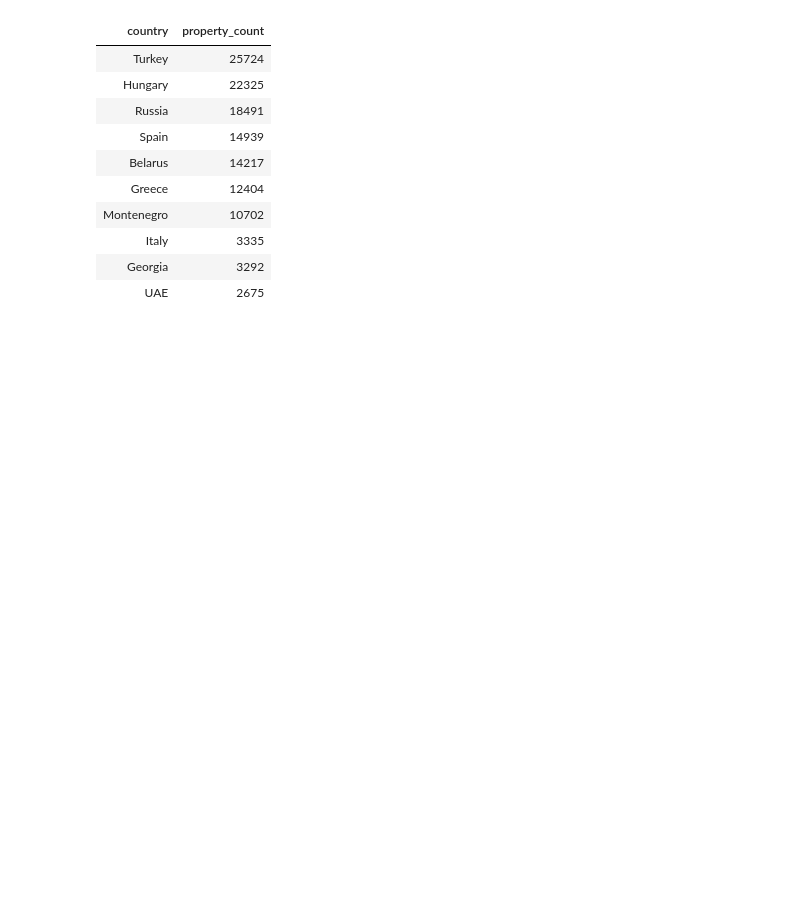
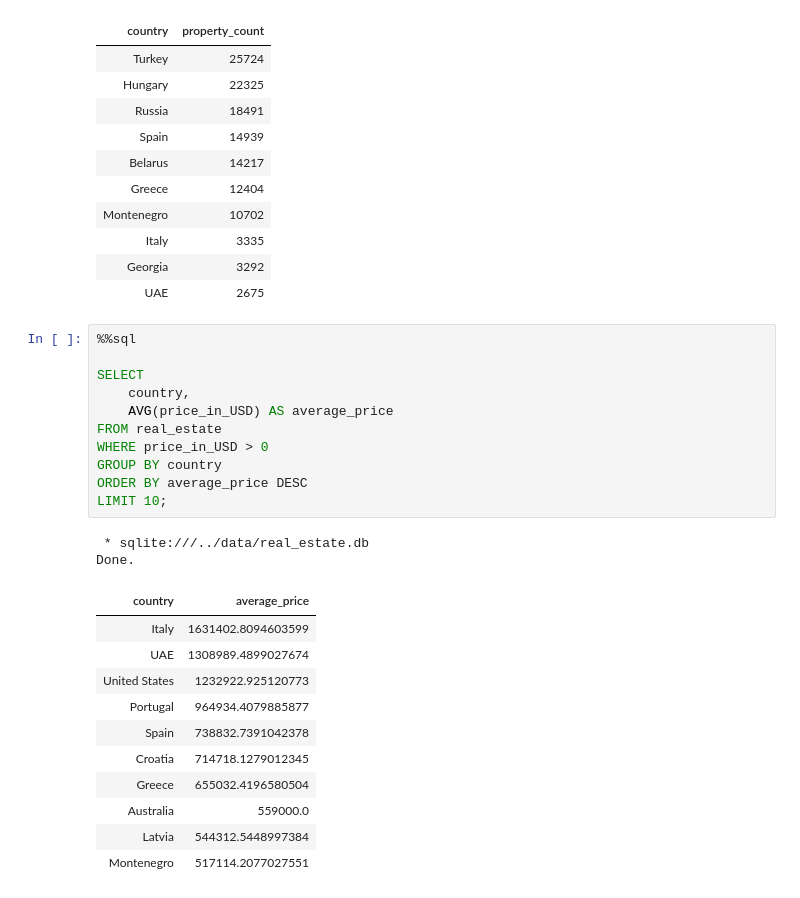
Before and after one commit to clia7/Data_Analytics_Journey, a Jupyter notebook: 05_Real_Estate_Case_Study/notebooks/04_Real_Estate_SQL.ipynb, the cells around one changed output. Drawn from its saved outputs; the diff is of its cells as text; blank space fills up the shorter version.

```diff
--- a/05_Real_Estate_Case_Study/notebooks/04_Real_Estate_SQL.ipynb
+++ b/05_Real_Estate_Case_Study/notebooks/04_Real_Estate_SQL.ipynb
@@ -329,3 +329,28 @@ Done.
 | Italy | 3335 |
 | Georgia | 3292 |
 | UAE | 2675 |
+# %%
+%%sql
+
+SELECT
+    country,
+    AVG(price_in_USD) AS average_price
+FROM real_estate
+WHERE price_in_USD > 0
+GROUP BY country
+ORDER BY average_price DESC
+LIMIT 10;
+# %% [output]
+ * sqlite:///../data/real_estate.db
+Done.
+| country | average_price |
+| Italy | 1631402.8094603599 |
+| UAE | 1308989.4899027674 |
+| United States | 1232922.925120773 |
+| Portugal | 964934.4079885877 |
+| Spain | 738832.7391042378 |
+| Croatia | 714718.1279012345 |
+| Greece | 655032.4196580504 |
+| Australia | 559000.0 |
+| Latvia | 544312.5448997384 |
+| Montenegro | 517114.2077027551 |
```
